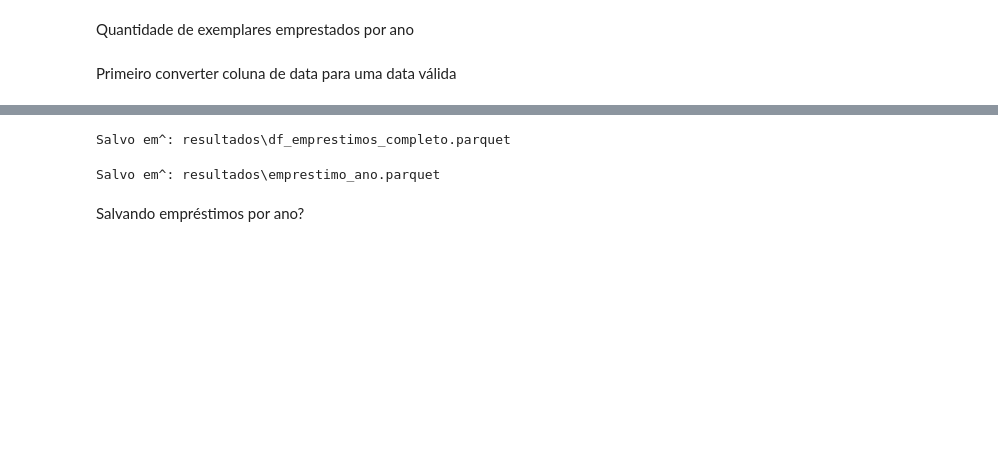
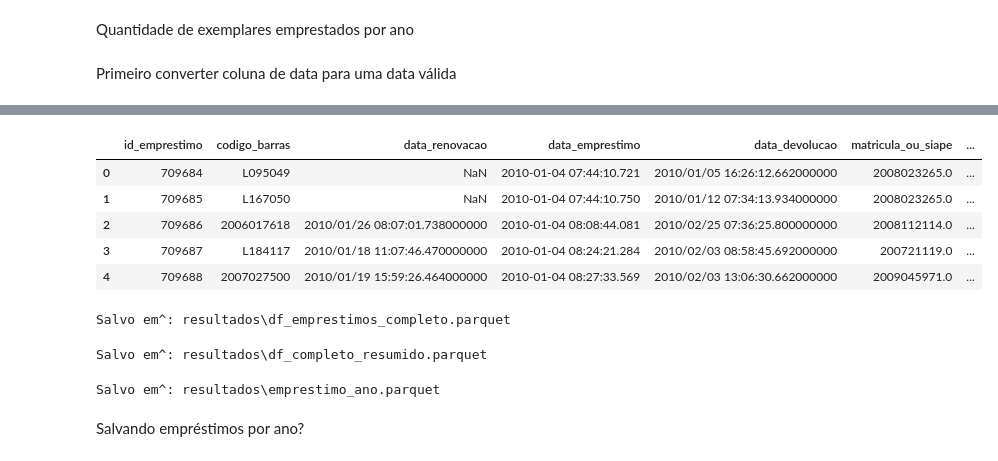
Before and after one commit to WyndamBaxter/Desafio-7-days-of-coding-dashboard, a Jupyter notebook: Analise_exploratoria.ipynb, the cells around one changed output, grey strips where cells are left out. Saved outputs shown, nothing was run; the diff lists cells and outputs as text; code cells hidden in the pictures; blank space fills up the shorter version.

```diff
--- a/Analise_exploratoria.ipynb
+++ b/Analise_exploratoria.ipynb
@@ -289,0 +292,5 @@ df_emprestimos_completo['data_emprestimo'] = pd.to_datetime(df_emprestimos_compl
+# %%
+df_completo_resumido = df_emprestimos_completo
+# %%
+df_completo_resumido.drop(columns='status_material', inplace= True)
+df_completo_resumido.drop(columns='id_exemplar', inplace= True)
@@ -290,3 +319,12 @@ df_emprestimos_completo['data_emprestimo'] = pd.to_datetime(df_emprestimos_compl
+# %%
+df_completo_resumido.head(5)
+# %% [output]
+|  | id_emprestimo | codigo_barras | data_renovacao | data_emprestimo | data_devolucao | matricula_ou_siape | ... |
+| 0 | 709684 | L095049 | NaN | 2010-01-04 07:44:10.721 | 2010/01/05 16:26:12.662000000 | 2008023265.0 | ... |
+| 1 | 709685 | L167050 | NaN | 2010-01-04 07:44:10.750 | 2010/01/12 07:34:13.934000000 | 2008023265.0 | ... |
+| 2 | 709686 | 2006017618 | 2010/01/26 08:07:01.738000000 | 2010-01-04 08:08:44.081 | 2010/02/25 07:36:25.800000000 | 2008112114.0 | ... |
+| 3 | 709687 | L184117 | 2010/01/18 11:07:46.470000000 | 2010-01-04 08:24:21.284 | 2010/02/03 08:58:45.692000000 | 200721119.0 | ... |
+| 4 | 709688 | 2007027500 | 2010/01/19 15:59:26.464000000 | 2010-01-04 08:27:33.569 | 2010/02/03 13:06:30.662000000 | 2009045971.0 | ... |
 # %%
 
 pasta = 'resultados'
@@ -321,6 +359,10 @@ def salva_dataframe(dataframe, nome_arquivo, diretorio):
     dataframe.to_parquet(caminho_pasta_completo, index= False)
 
     print(f'Salvo em^: {caminho_pasta_completo}')
+# %%
+salva_dataframe(df_completo_resumido, 'df_completo_resumido', 'resultados')
+# %% [output]
+Salvo em^: resultados\df_completo_resumido.parquet
 # %%
 salva_dataframe(emprestimo_ano, 'emprestimo_ano', 'resultados')
 # %% [output]
```
Also changed, not shown: parts of 3 cells of this notebook, 4 other files.
